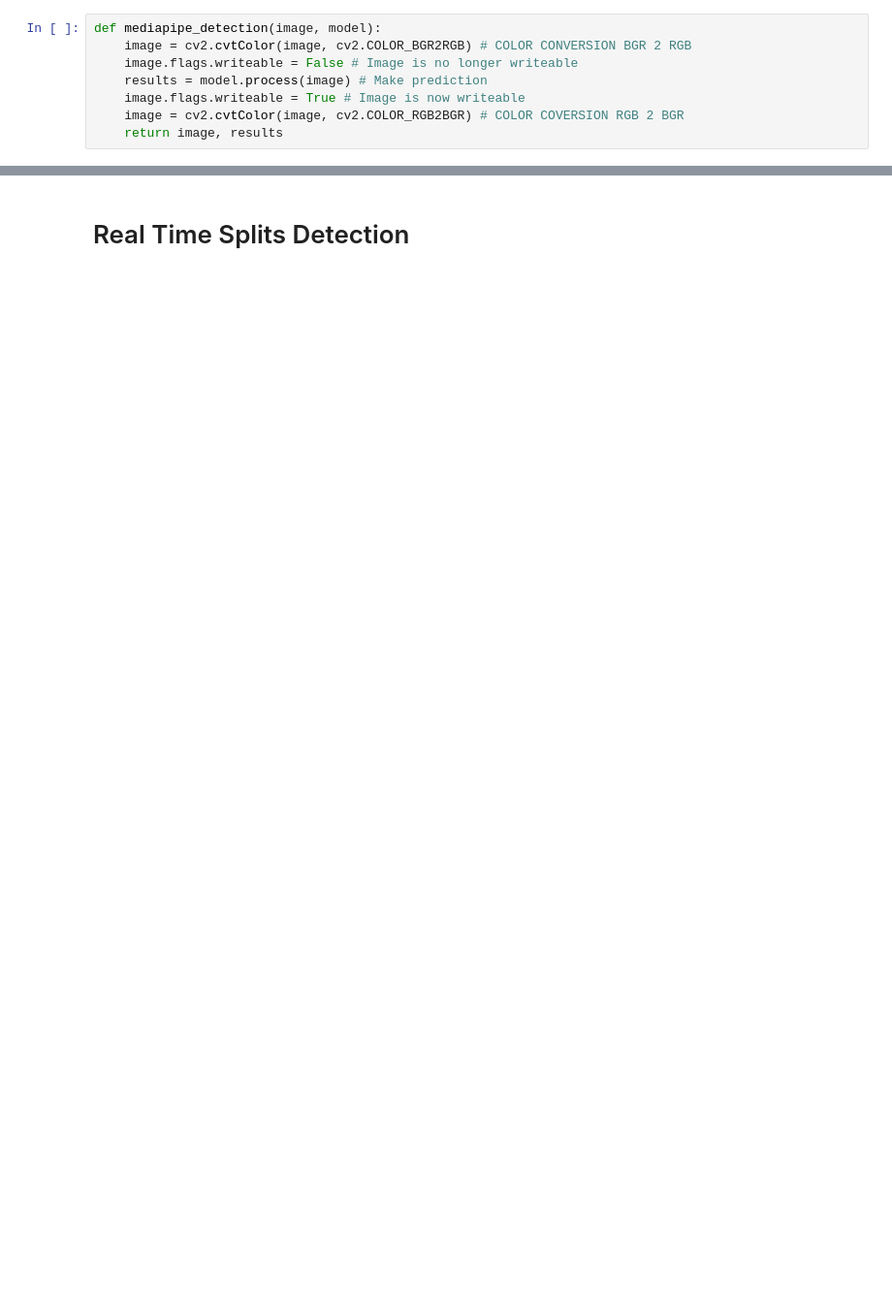
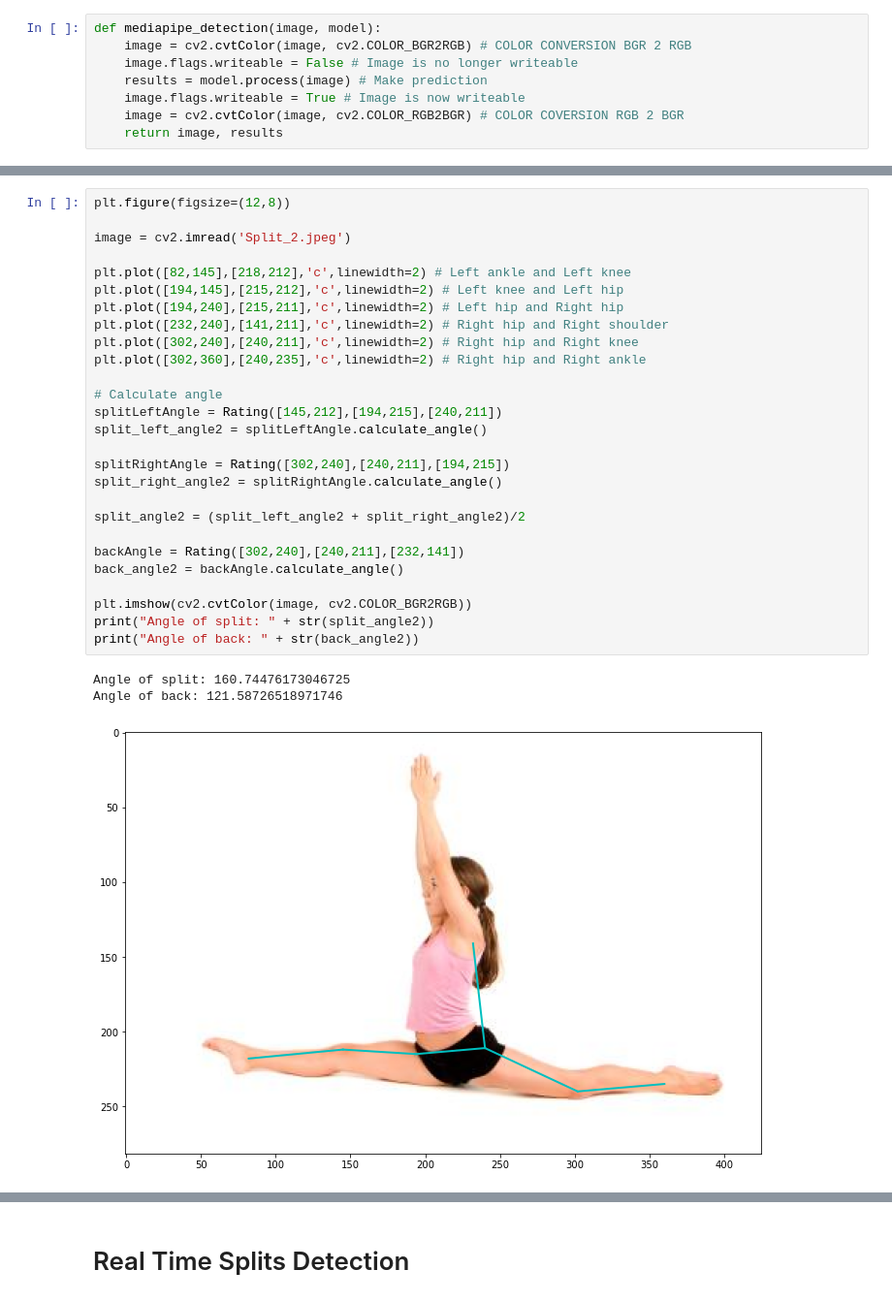
Before and after one commit to techxercise/TechXercise, a Jupyter notebook: StretchingCoach/SplitsCoach.ipynb, the cells around one changed output, grey strips where cells are left out. Shown at 97% size. Drawn from its saved outputs; the diff is of its cells as text; blank space fills up the shorter version.

```diff
--- a/StretchingCoach/SplitsCoach.ipynb
+++ b/StretchingCoach/SplitsCoach.ipynb
@@ -19,0 +66,31 @@ def mediapipe_detection(image, model):
+# %%
+plt.figure(figsize=(12,8))
+
+image = cv2.imread('Split_2.jpeg')
+
+plt.plot([82,145],[218,212],'c',linewidth=2) # Left ankle and Left knee
+plt.plot([194,145],[215,212],'c',linewidth=2) # Left knee and Left hip
+plt.plot([194,240],[215,211],'c',linewidth=2) # Left hip and Right hip
+plt.plot([232,240],[141,211],'c',linewidth=2) # Right hip and Right shoulder
+plt.plot([302,240],[240,211],'c',linewidth=2) # Right hip and Right knee
+plt.plot([302,360],[240,235],'c',linewidth=2) # Right hip and Right ankle
+
+# Calculate angle
+splitLeftAngle = Rating([145,212],[194,215],[240,211])
+split_left_angle2 = splitLeftAngle.calculate_angle()
+
+splitRightAngle = Rating([302,240],[240,211],[194,215])
+split_right_angle2 = splitRightAngle.calculate_angle()
+
+split_angle2 = (split_left_angle2 + split_right_angle2)/2
+
+backAngle = Rating([302,240],[240,211],[232,141])
+back_angle2 = backAngle.calculate_angle()
+
+plt.imshow(cv2.cvtColor(image, cv2.COLOR_BGR2RGB))
+print("Angle of split: " + str(split_angle2))
+print("Angle of back: " + str(back_angle2))
+# %% [output]
+Angle of split: 160.74476173046725
+Angle of back: 121.58726518971746
+[figure, added]
```
Also changed, not shown: parts of 11 cells of this notebook, 15 other files.
